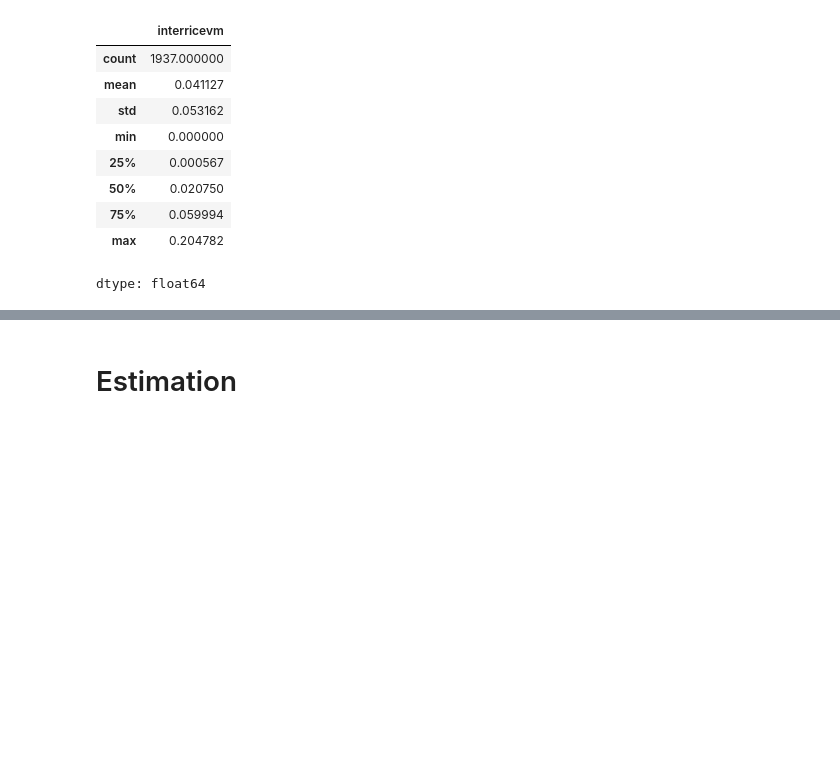
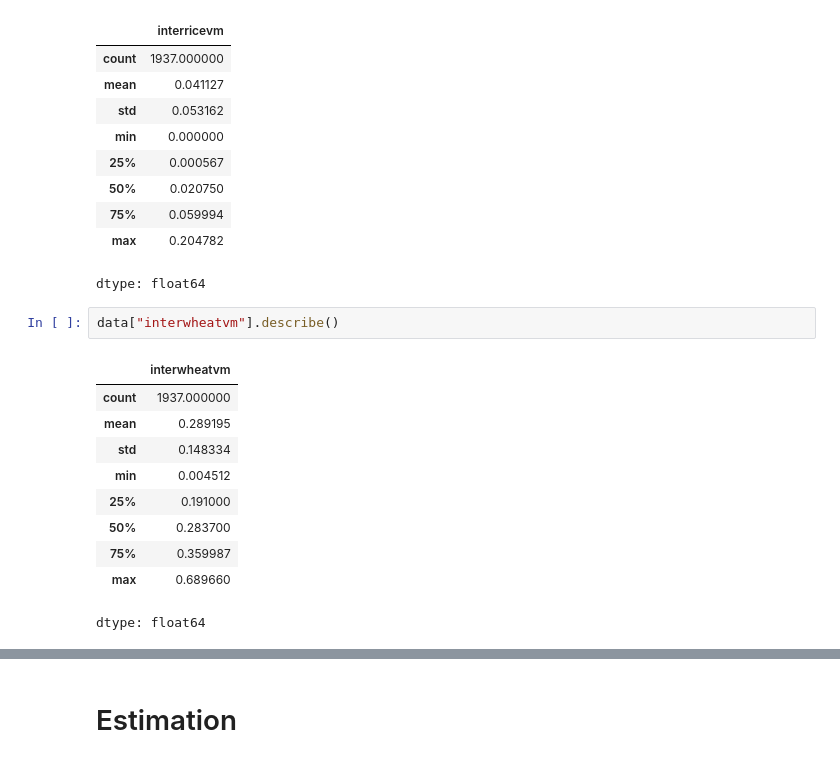
Before and after one commit to jialeCharloote/Deep-Learning, a Jupyter notebook: PM4/python_dml_inference_for_gun_ownership.ipynb, the cells around one changed output, grey strips where cells are left out. Saved outputs shown, nothing was run; the diff lists cells and outputs as text; blank space fills up the shorter version.

```diff
--- a/PM4/python_dml_inference_for_gun_ownership.ipynb
+++ b/PM4/python_dml_inference_for_gun_ownership.ipynb
@@ -74,3 +74,16 @@ data['interricevm'].describe()
 | 75% | 0.059994 |
 | max | 0.204782 |
 dtype: float64
+# %%
+data["interwheatvm"].describe()
+# %% [output]
+|  | interwheatvm |
+| count | 1937.000000 |
+| mean | 0.289195 |
+| std | 0.148334 |
+| min | 0.004512 |
+| 25% | 0.191000 |
+| 50% | 0.283700 |
+| 75% | 0.359987 |
+| max | 0.689660 |
+dtype: float64
```
Also changed, not shown: parts of 10 cells of this notebook.
